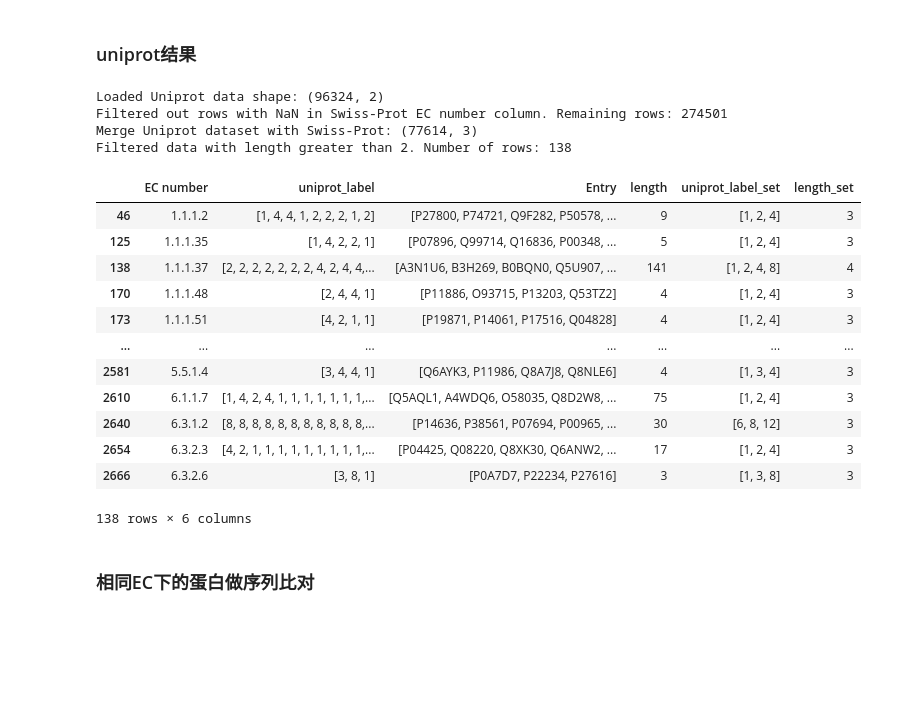
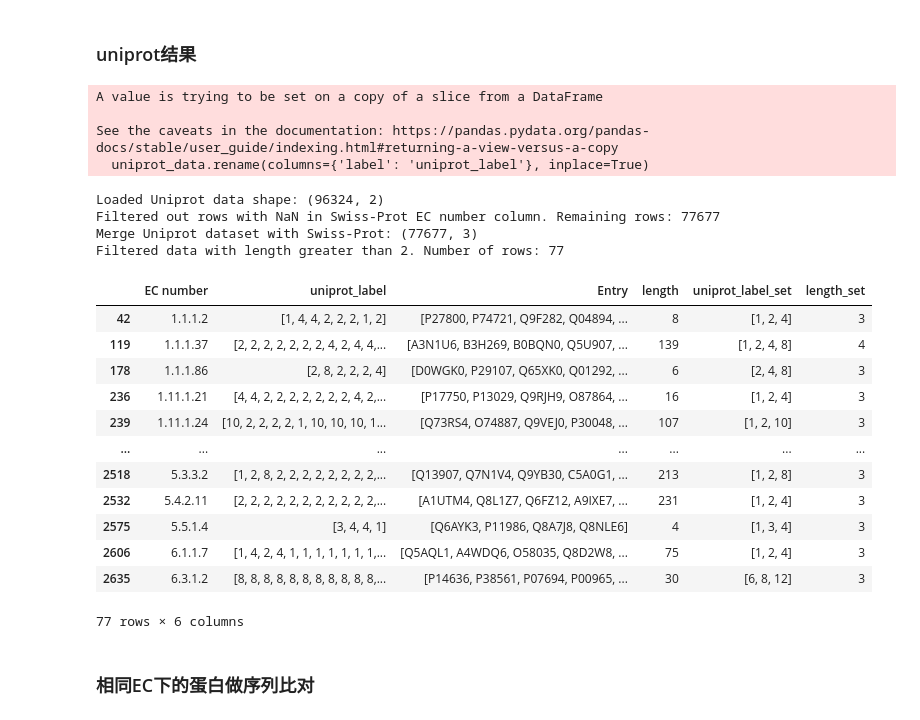
Before and after one commit to tibbdc/DeepSub, a Jupyter notebook: 02_SeqIdentity.ipynb, the cells around one changed output. Saved outputs shown, nothing was run; the diff lists cells and outputs as text; code cells hidden in the pictures; blank space fills up the shorter version.

```diff
--- a/02_SeqIdentity.ipynb
+++ b/02_SeqIdentity.ipynb
@@ -24,3 +24,7 @@ uniprot_file = os.path.join(data_folder,'Dataset_0724_new.csv')
 sequence_alignment_outfile = os.path.join(data_folder,'EC_label_greater_than_2_sequence_alignment_identity.csv')
 histogram_same_label_file = os.path.join(data_folder,'figures','same_label_indentity_histogram.png')
 histogram_diff_label_file = os.path.join(data_folder,'figures','different_label_indentity_histogram.png')
+# %%
+dataset = pd.read_csv(uniprot_file)
+# data1 = data1[data1["EC number"].notna()]
+dataset
@@ -27,26 +45,30 @@ histogram_diff_label_file = os.path.join(data_folder,'figures','different_label_
 # %% [markdown]
 ### uniprot结果
 # %%
-result = analyze_uniprot_data(uniprot_file, Swiss_Prot_Entry_EC_file)
+result = analyze_uniprot_data(dataset)
 result
 # %% [output]
-Loaded Uniprot data shape: (96324, 2)
-Filtered out rows with NaN in Swiss-Prot EC number column. Remaining rows: 274501
-Merge Uniprot dataset with Swiss-Prot: (77614, 3)
-Filtered data with length greater than 2. Number of rows: 138
+A value is trying to be set on a copy of a slice from a DataFrame
+
+See the caveats in the documentation: https://pandas.pydata.org/pandas-docs/stable/user_guide/indexing.html#returning-a-view-versus-a-copy
+  uniprot_data.rename(columns={'label': 'uniprot_label'}, inplace=True)
+Loaded Uniprot data shape: (96324, 2)
+Filtered out rows with NaN in Swiss-Prot EC number column. Remaining rows: 77677
+Merge Uniprot dataset with Swiss-Prot: (77677, 3)
+Filtered data with length greater than 2. Number of rows: 77
 |  | EC number | uniprot_label | Entry | length | uniprot_label_set | length_set |
-| 46 | 1.1.1.2 | [1, 4, 4, 1, 2, 2, 2, 1, 2] | [P27800, P74721, Q9F282, P50578, ... | 9 | [1, 2, 4] | 3 |
-| 125 | 1.1.1.35 | [1, 4, 2, 2, 1] | [P07896, Q99714, Q16836, P00348, ... | 5 | [1, 2, 4] | 3 |
-| 138 | 1.1.1.37 | [2, 2, 2, 2, 2, 2, 2, 4, 2, 4, 4,... | [A3N1U6, B3H269, B0BQN0, Q5U907, ... | 141 | [1, 2, 4, 8] | 4 |
-| 170 | 1.1.1.48 | [2, 4, 4, 1] | [P11886, O93715, P13203, Q53TZ2] | 4 | [1, 2, 4] | 3 |
-| 173 | 1.1.1.51 | [4, 2, 1, 1] | [P19871, P14061, P17516, Q04828] | 4 | [1, 2, 4] | 3 |
+| 42 | 1.1.1.2 | [1, 4, 4, 2, 2, 2, 1, 2] | [P27800, P74721, Q9F282, Q04894, ... | 8 | [1, 2, 4] | 3 |
+| 119 | 1.1.1.37 | [2, 2, 2, 2, 2, 2, 2, 4, 2, 4, 4,... | [A3N1U6, B3H269, B0BQN0, Q5U907, ... | 139 | [1, 2, 4, 8] | 4 |
+| 178 | 1.1.1.86 | [2, 8, 2, 2, 2, 4] | [D0WGK0, P29107, Q65XK0, Q01292, ... | 6 | [2, 4, 8] | 3 |
+| 236 | 1.11.1.21 | [4, 4, 2, 2, 2, 2, 2, 2, 2, 4, 2,... | [P17750, P13029, Q9RJH9, O87864, ... | 16 | [1, 2, 4] | 3 |
+| 239 | 1.11.1.24 | [10, 2, 2, 2, 2, 1, 10, 10, 10, 1... | [Q73RS4, O74887, Q9VEJ0, P30048, ... | 107 | [1, 2, 10] | 3 |
 | ... | ... | ... | ... | ... | ... | ... |
-| 2581 | 5.5.1.4 | [3, 4, 4, 1] | [Q6AYK3, P11986, Q8A7J8, Q8NLE6] | 4 | [1, 3, 4] | 3 |
-| 2610 | 6.1.1.7 | [1, 4, 2, 4, 1, 1, 1, 1, 1, 1, 1,... | [Q5AQL1, A4WDQ6, O58035, Q8D2W8, ... | 75 | [1, 2, 4] | 3 |
-| 2640 | 6.3.1.2 | [8, 8, 8, 8, 8, 8, 8, 8, 8, 8, 8,... | [P14636, P38561, P07694, P00965, ... | 30 | [6, 8, 12] | 3 |
-| 2654 | 6.3.2.3 | [4, 2, 1, 1, 1, 1, 1, 1, 1, 1, 1,... | [P04425, Q08220, Q8XK30, Q6ANW2, ... | 17 | [1, 2, 4] | 3 |
-| 2666 | 6.3.2.6 | [3, 8, 1] | [P0A7D7, P22234, P27616] | 3 | [1, 3, 8] | 3 |
+| 2518 | 5.3.3.2 | [1, 2, 8, 2, 2, 2, 2, 2, 2, 2, 2,... | [Q13907, Q7N1V4, Q9YB30, C5A0G1, ... | 213 | [1, 2, 8] | 3 |
+| 2532 | 5.4.2.11 | [2, 2, 2, 2, 2, 2, 2, 2, 2, 2, 2,... | [A1UTM4, Q8L1Z7, Q6FZ12, A9IXE7, ... | 231 | [1, 2, 4] | 3 |
+| 2575 | 5.5.1.4 | [3, 4, 4, 1] | [Q6AYK3, P11986, Q8A7J8, Q8NLE6] | 4 | [1, 3, 4] | 3 |
+| 2606 | 6.1.1.7 | [1, 4, 2, 4, 1, 1, 1, 1, 1, 1, 1,... | [Q5AQL1, A4WDQ6, O58035, Q8D2W8, ... | 75 | [1, 2, 4] | 3 |
+| 2635 | 6.3.1.2 | [8, 8, 8, 8, 8, 8, 8, 8, 8, 8, 8,... | [P14636, P38561, P07694, P00965, ... | 30 | [6, 8, 12] | 3 |
-138 rows × 6 columns
+77 rows × 6 columns
 # %% [markdown]
 ### 相同EC下的蛋白做序列比对
 # %%
```
Also changed, not shown: parts of 5 cells of this notebook.
